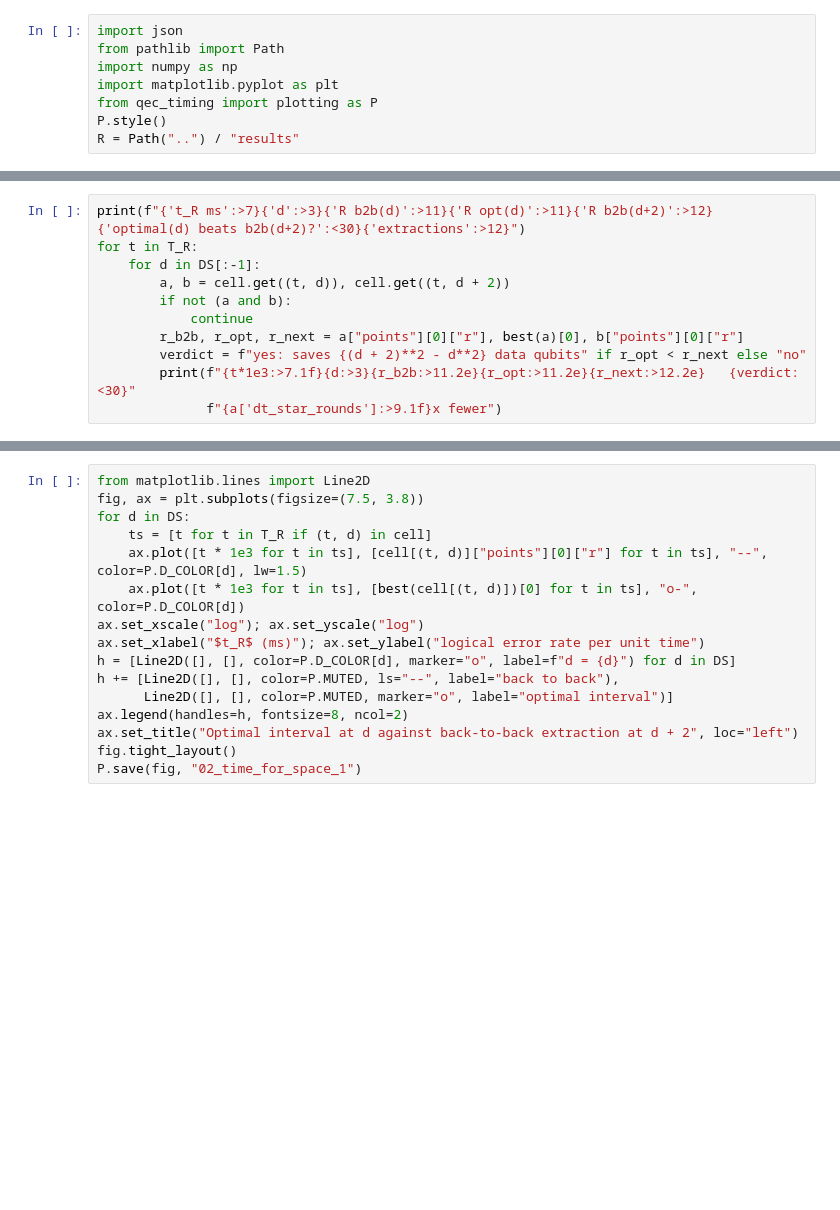
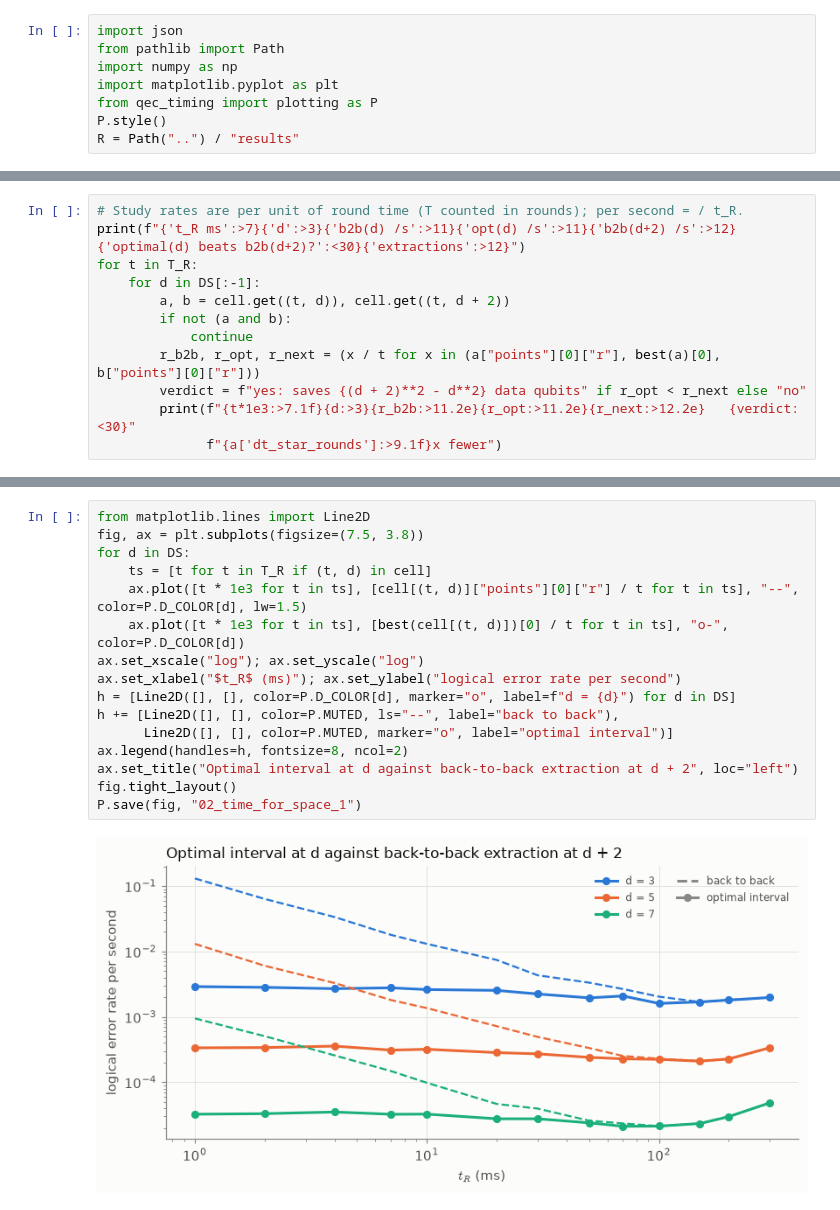
Before and after one commit to hvermaQ/qec-timing-submission, a Jupyter notebook: notebooks/02_time_for_space.ipynb, the cells around one changed output, grey strips where cells are left out. Cells and saved outputs as stored; diff of their text form; blank space fills up the shorter version.

```diff
--- a/notebooks/02_time_for_space.ipynb
+++ b/notebooks/02_time_for_space.ipynb
@@ -32,11 +35,12 @@ print(f"{len(rows)} (t_R, d) cells; rounds per run {grid['setup']['rounds']}, "
 # %%
-print(f"{'t_R ms':>7}{'d':>3}{'R b2b(d)':>11}{'R opt(d)':>11}{'R b2b(d+2)':>12}   {'optimal(d) beats b2b(d+2)?':<30}{'extractions':>12}")
+# Study rates are per unit of round time (T counted in rounds); per second = / t_R.
+print(f"{'t_R ms':>7}{'d':>3}{'b2b(d) /s':>11}{'opt(d) /s':>11}{'b2b(d+2) /s':>12}   {'optimal(d) beats b2b(d+2)?':<30}{'extractions':>12}")
 for t in T_R:
     for d in DS[:-1]:
         a, b = cell.get((t, d)), cell.get((t, d + 2))
         if not (a and b):
             continue
-        r_b2b, r_opt, r_next = a["points"][0]["r"], best(a)[0], b["points"][0]["r"]
+        r_b2b, r_opt, r_next = (x / t for x in (a["points"][0]["r"], best(a)[0], b["points"][0]["r"]))
         verdict = f"yes: saves {(d + 2)**2 - d**2} data qubits" if r_opt < r_next else "no"
         print(f"{t*1e3:>7.1f}{d:>3}{r_b2b:>11.2e}{r_opt:>11.2e}{r_next:>12.2e}   {verdict:<30}"
               f"{a['dt_star_rounds']:>9.1f}x fewer")
@@ -43,18 +65,20 @@ for t in T_R:
 # %%
 from matplotlib.lines import Line2D
 fig, ax = plt.subplots(figsize=(7.5, 3.8))
 for d in DS:
     ts = [t for t in T_R if (t, d) in cell]
-    ax.plot([t * 1e3 for t in ts], [cell[(t, d)]["points"][0]["r"] for t in ts], "--", color=P.D_COLOR[d], lw=1.5)
-    ax.plot([t * 1e3 for t in ts], [best(cell[(t, d)])[0] for t in ts], "o-", color=P.D_COLOR[d])
+    ax.plot([t * 1e3 for t in ts], [cell[(t, d)]["points"][0]["r"] / t for t in ts], "--", color=P.D_COLOR[d], lw=1.5)
+    ax.plot([t * 1e3 for t in ts], [best(cell[(t, d)])[0] / t for t in ts], "o-", color=P.D_COLOR[d])
 ax.set_xscale("log"); ax.set_yscale("log")
-ax.set_xlabel("$t_R$ (ms)"); ax.set_ylabel("logical error rate per unit time")
+ax.set_xlabel("$t_R$ (ms)"); ax.set_ylabel("logical error rate per second")
 h = [Line2D([], [], color=P.D_COLOR[d], marker="o", label=f"d = {d}") for d in DS]
 h += [Line2D([], [], color=P.MUTED, ls="--", label="back to back"),
       Line2D([], [], color=P.MUTED, marker="o", label="optimal interval")]
 ax.legend(handles=h, fontsize=8, ncol=2)
 ax.set_title("Optimal interval at d against back-to-back extraction at d + 2", loc="left")
 fig.tight_layout()
 P.save(fig, "02_time_for_space_1")
+# %% [output]
+[figure, added]
 # %% [markdown]
 **Reading.**
```
Also changed, not shown: parts of 3 cells of this notebook, 18 other files.
